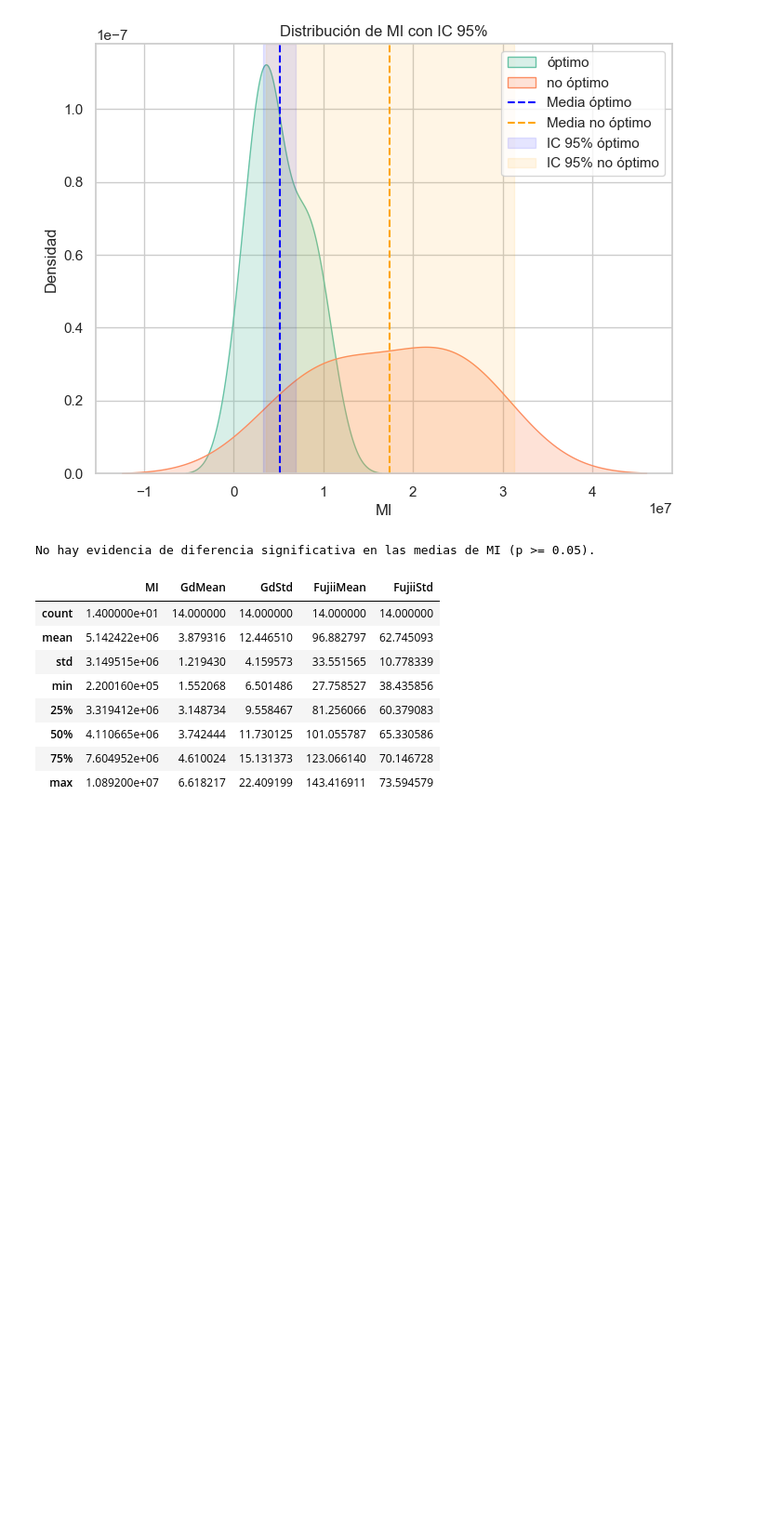
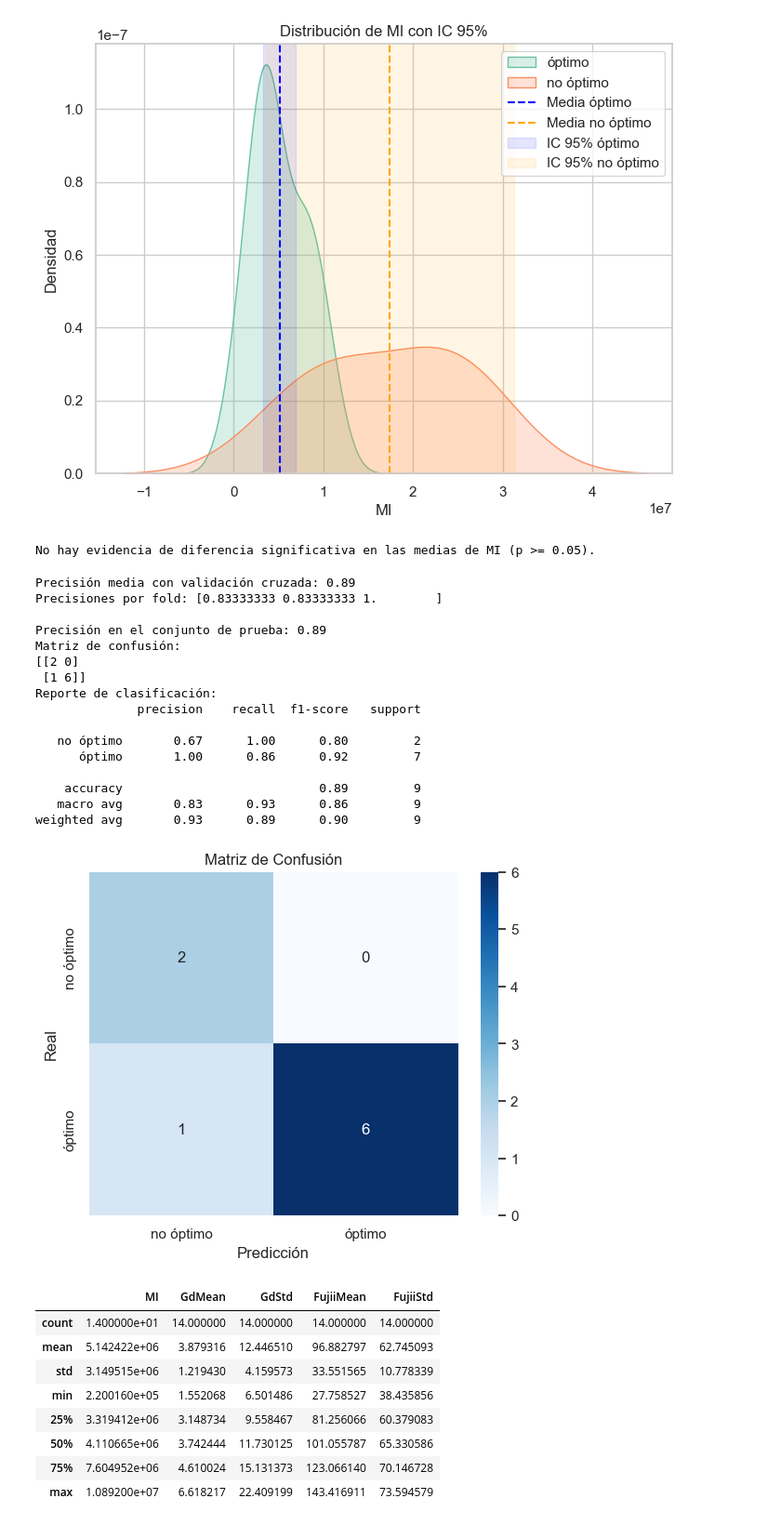
Before and after one commit to JuanJ27/Base, a Jupyter notebook: Python/Experimental IV/ProyectoBS/ProyectoBioSpeclke.ipynb, the cells around one changed output. Shown at 93% size. Saved outputs shown, nothing was run; the diff lists cells and outputs as text; code cells hidden in the pictures; blank space fills up the shorter version.

```diff
--- a/Python/Experimental IV/ProyectoBS/ProyectoBioSpeclke.ipynb
+++ b/Python/Experimental IV/ProyectoBS/ProyectoBioSpeclke.ipynb
@@ -442,6 +445,65 @@ Estadístico t = -2.8, p-valor = 0.064
 IC 95% óptimo: [3.3e+06, 7e+06] , no óptimo: [3.6e+06, 3.1e+07]
 [figure]
 No hay evidencia de diferencia significativa en las medias de MI (p >= 0.05).
+# %%
+# Definir variables predictoras y objetivo
+X = df_lep[['GdMean', 'GdStd']]  # Variables predictoras
+y = df_lep['clase']              # Variable objetivo
+
+# --- Paso 1: Validación Cruzada ---
+# Crear el modelo de regresión logística
+modelo = LogisticRegression()
+
+# Realizar validación cruzada con 3 folds
+scores = cross_val_score(modelo, X, y, cv=3)
+
+# Imprimir resultados de validación cruzada
+print(f"Precisión media con validación cruzada: {scores.mean():.2g}")
+print(f"Precisiones por fold: {scores}")
+
+# --- Paso 2: División y Evaluación con train_test_split ---
+# Dividir los datos en entrenamiento (50%) y prueba (50%)
+X_train, X_test, y_train, y_test = train_test_split(X, y, test_size=0.5, random_state=42)
+
+# Entrenar el modelo con los datos de entrenamiento
+modelo.fit(X_train, y_train)
+
+# Predecir en el conjunto de prueba
+predicciones = modelo.predict(X_test)
+
+# Imprimir métricas de evaluación
+print(f"\nPrecisión en el conjunto de prueba: {accuracy_score(y_test, predicciones):.2g}")
+print("Matriz de confusión:")
+print(confusion_matrix(y_test, predicciones))
+print("Reporte de clasificación:")
+print(classification_report(y_test, predicciones))
+
+
+# Datos de tu matriz de confusión
+cm = [[2, 0], [1, 6]]
+sns.heatmap(cm, annot=True, fmt='d', cmap='Blues', xticklabels=['no óptimo', 'óptimo'], yticklabels=['no óptimo', 'óptimo'])
+plt.xlabel('Predicción')
+plt.ylabel('Real')
+plt.title('Matriz de Confusión')
+plt.show()
+# %% [output]
+Precisión media con validación cruzada: 0.89
+Precisiones por fold: [0.83333333 0.83333333 1.        ]
+
+Precisión en el conjunto de prueba: 0.89
+Matriz de confusión:
+[[2 0]
+ [1 6]]
+Reporte de clasificación:
+              precision    recall  f1-score   support
+
+   no óptimo       0.67      1.00      0.80         2
+      óptimo       1.00      0.86      0.92         7
+
+    accuracy                           0.89         9
+   macro avg       0.83      0.93      0.86         9
+weighted avg       0.93      0.89      0.90         9
+[figure, added]
 # %%
 optimo = df_lep[df_lep['clase'] == 'óptimo']
 optimo.describe()
```
Also changed, not shown: parts of 11 cells of this notebook.
